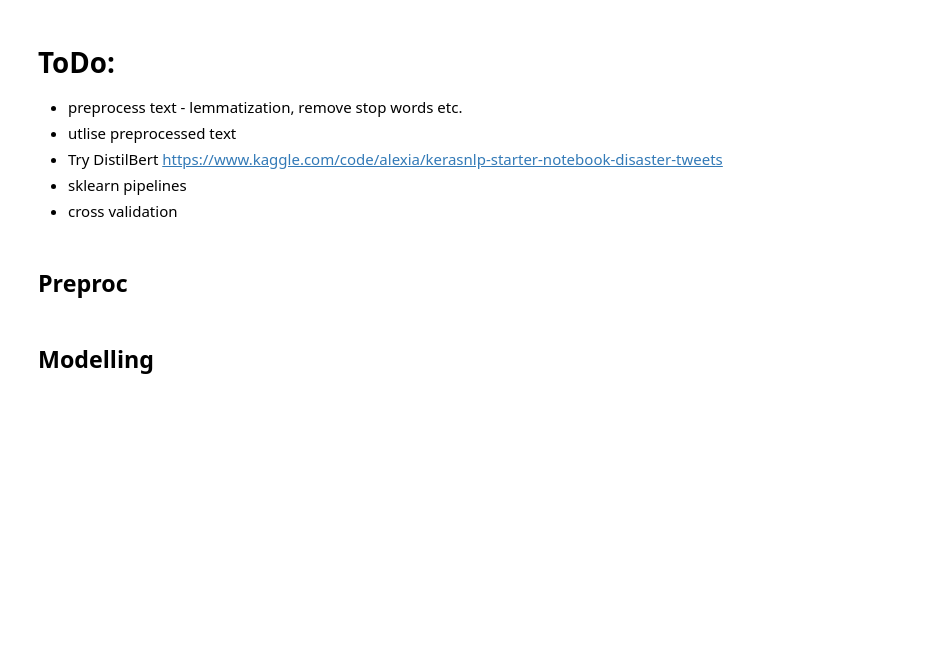
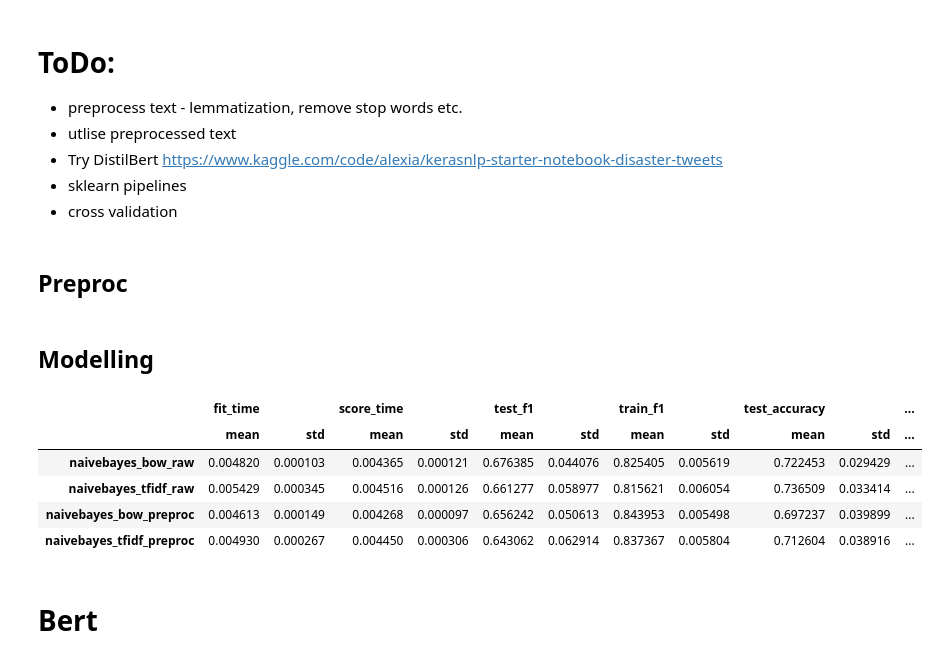
Before and after one commit to SamHollings/Kaggle, a Jupyter notebook: natural-disaster-nlp-comp.ipynb, the cells around one changed output. Cells and saved outputs as stored; diff of their text form; code cells hidden in the pictures; blank space fills up the shorter version.

```diff
--- a/natural-disaster-nlp-comp.ipynb
+++ b/natural-disaster-nlp-comp.ipynb
@@ -71,5 +71,23 @@ X_test_tfidf = tfidf_vectorizer2.transform(X_test['text_preproc']);
 # %% [markdown]
 ## Modelling
 # %%
-pd.DataFrame(cross_validate(MultinomialNB(), X_tfidf, y, scoring=["f1", "accuracy", "r2"], return_train_score=True)).agg(['mean', 'std'])
+def cross_validate_helper(model, X, y):
+    return pd.DataFrame(cross_validate(model, X, y, scoring=["f1", "accuracy", "r2"], return_train_score=True)).agg(['mean', 'std'])
+# %%
+experiments = {"naivebayes_tfidf_preproc":dict(model=MultinomialNB(), X=X_tfidf, y=y),
+               "naivebayes_bow_preproc":dict(model=MultinomialNB(), X=X_bow, y=y),
+                "naivebayes_tfidf_raw":dict(model=MultinomialNB(), X=X_tfidf_raw, y=y),
+                "naivebayes_bow_raw":dict(model=MultinomialNB(), X=X_bow_raw, y=y),
+}
+# %%
+pd.DataFrame([cross_validate_helper(**experiment_args).unstack().rename(experiment_name)
+              for experiment_name, experiment_args in experiments.items()]
+            ).sort_values(('test_f1','mean'),ascending=False)
+# %% [output]
+|  | fit_time |  | score_time |  | test_f1 |  | train_f1 |  | test_accuracy |  | ... |
+|  | mean | std | mean | std | mean | std | mean | std | mean | std | ... |
+| naivebayes_bow_raw | 0.004820 | 0.000103 | 0.004365 | 0.000121 | 0.676385 | 0.044076 | 0.825405 | 0.005619 | 0.722453 | 0.029429 | ... |
+| naivebayes_tfidf_raw | 0.005429 | 0.000345 | 0.004516 | 0.000126 | 0.661277 | 0.058977 | 0.815621 | 0.006054 | 0.736509 | 0.033414 | ... |
+| naivebayes_bow_preproc | 0.004613 | 0.000149 | 0.004268 | 0.000097 | 0.656242 | 0.050613 | 0.843953 | 0.005498 | 0.697237 | 0.039899 | ... |
+| naivebayes_tfidf_preproc | 0.004930 | 0.000267 | 0.004450 | 0.000306 | 0.643062 | 0.062914 | 0.837367 | 0.005804 | 0.712604 | 0.038916 | ... |
 # %%
@@ -105,3 +123,5 @@ pd.DataFrame([fit_return_metrics(X_train_bow, y_train, X_test_bow,y_test,xgboost
 # %%
 # see this notebook for BERT implementation
 # https://www.kaggle.com/code/alexia/kerasnlp-starter-notebook-disaster-tweets
+# %% [markdown]
+# Bert
```
Also changed, not shown: parts of 23 cells of this notebook.
